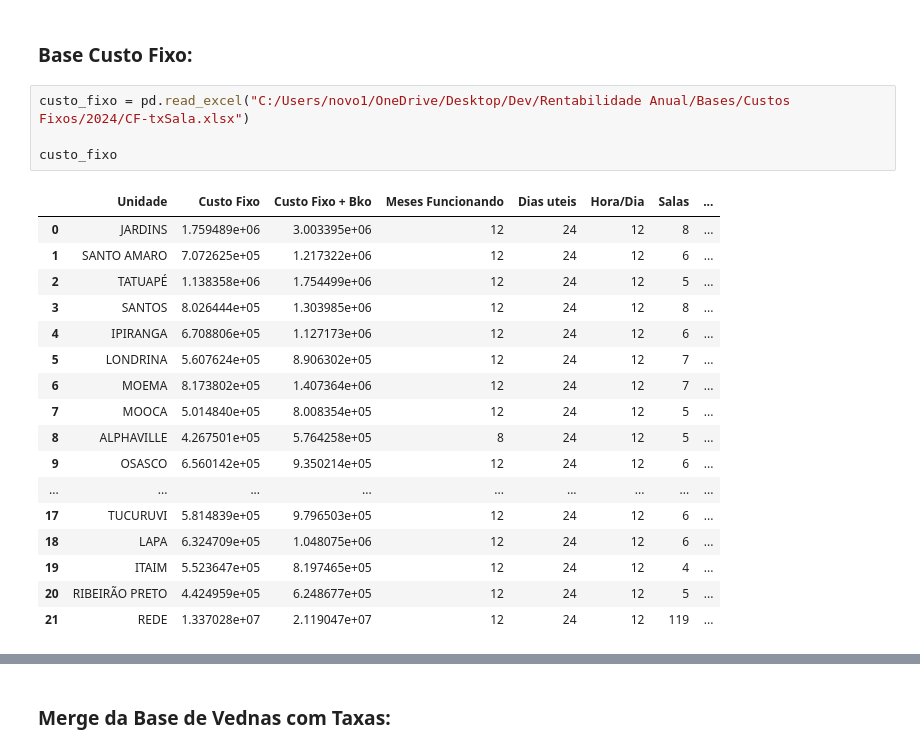
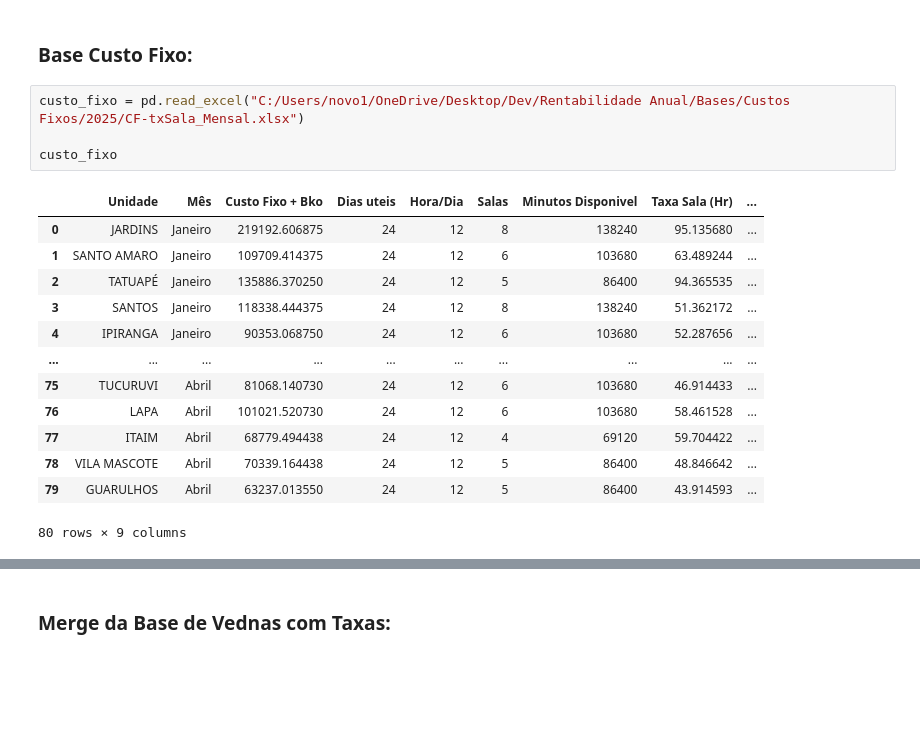
Before and after one commit to Devthalesant/Rentabilidade, a Jupyter notebook: Functions/tratando_bases.ipynb, the cells around one changed output, grey strips where cells are left out. Saved outputs shown, nothing was run; the diff lists cells and outputs as text; blank space fills up the shorter version.

Commit message:
Atualiando base de custos e raciocíno taxa ociosidade - Variando mes a mes

```diff
--- a/Functions/tratando_bases.ipynb
+++ b/Functions/tratando_bases.ipynb
@@ -755,27 +771,23 @@ vmb_concat.to_csv("C:/Users/novo1/OneDrive/Desktop/Dev/Rentabilidade Anual/Bases
 # %% [markdown]
 ### Base Custo Fixo:
 # %%
-custo_fixo = pd.read_excel("C:/Users/novo1/OneDrive/Desktop/Dev/Rentabilidade Anual/Bases/Custos Fixos/2024/CF-txSala.xlsx")
+custo_fixo = pd.read_excel("C:/Users/novo1/OneDrive/Desktop/Dev/Rentabilidade Anual/Bases/Custos Fixos/2025/CF-txSala_Mensal.xlsx")
 
 custo_fixo
 # %% [output]
-|  | Unidade | Custo Fixo | Custo Fixo + Bko | Meses Funcionando | Dias uteis | Hora/Dia | Salas | ... |
-| 0 | JARDINS | 1.759489e+06 | 3.003395e+06 | 12 | 24 | 12 | 8 | ... |
-| 1 | SANTO AMARO | 7.072625e+05 | 1.217322e+06 | 12 | 24 | 12 | 6 | ... |
-| 2 | TATUAPÉ | 1.138358e+06 | 1.754499e+06 | 12 | 24 | 12 | 5 | ... |
-| 3 | SANTOS | 8.026444e+05 | 1.303985e+06 | 12 | 24 | 12 | 8 | ... |
-| 4 | IPIRANGA | 6.708806e+05 | 1.127173e+06 | 12 | 24 | 12 | 6 | ... |
-| 5 | LONDRINA | 5.607624e+05 | 8.906302e+05 | 12 | 24 | 12 | 7 | ... |
-| 6 | MOEMA | 8.173802e+05 | 1.407364e+06 | 12 | 24 | 12 | 7 | ... |
-| 7 | MOOCA | 5.014840e+05 | 8.008354e+05 | 12 | 24 | 12 | 5 | ... |
-| 8 | ALPHAVILLE | 4.267501e+05 | 5.764258e+05 | 8 | 24 | 12 | 5 | ... |
-| 9 | OSASCO | 6.560142e+05 | 9.350214e+05 | 12 | 24 | 12 | 6 | ... |
-| ... | ... | ... | ... | ... | ... | ... | ... | ... |
-| 17 | TUCURUVI | 5.814839e+05 | 9.796503e+05 | 12 | 24 | 12 | 6 | ... |
-| 18 | LAPA | 6.324709e+05 | 1.048075e+06 | 12 | 24 | 12 | 6 | ... |
-| 19 | ITAIM | 5.523647e+05 | 8.197465e+05 | 12 | 24 | 12 | 4 | ... |
-| 20 | RIBEIRÃO PRETO | 4.424959e+05 | 6.248677e+05 | 12 | 24 | 12 | 5 | ... |
-| 21 | REDE | 1.337028e+07 | 2.119047e+07 | 12 | 24 | 12 | 119 | ... |
+|  | Unidade | Mês | Custo Fixo + Bko | Dias uteis | Hora/Dia | Salas | Minutos Disponivel | Taxa Sala (Hr) | ... |
+| 0 | JARDINS | Janeiro | 219192.606875 | 24 | 12 | 8 | 138240 | 95.135680 | ... |
+| 1 | SANTO AMARO | Janeiro | 109709.414375 | 24 | 12 | 6 | 103680 | 63.489244 | ... |
+| 2 | TATUAPÉ | Janeiro | 135886.370250 | 24 | 12 | 5 | 86400 | 94.365535 | ... |
+| 3 | SANTOS | Janeiro | 118338.444375 | 24 | 12 | 8 | 138240 | 51.362172 | ... |
+| 4 | IPIRANGA | Janeiro | 90353.068750 | 24 | 12 | 6 | 103680 | 52.287656 | ... |
+| ... | ... | ... | ... | ... | ... | ... | ... | ... | ... |
+| 75 | TUCURUVI | Abril | 81068.140730 | 24 | 12 | 6 | 103680 | 46.914433 | ... |
+| 76 | LAPA | Abril | 101021.520730 | 24 | 12 | 6 | 103680 | 58.461528 | ... |
+| 77 | ITAIM | Abril | 68779.494438 | 24 | 12 | 4 | 69120 | 59.704422 | ... |
+| 78 | VILA MASCOTE | Abril | 70339.164438 | 24 | 12 | 5 | 86400 | 48.846642 | ... |
+| 79 | GUARULHOS | Abril | 63237.013550 | 24 | 12 | 5 | 86400 | 43.914593 | ... |
+80 rows × 9 columns
 # %%
 #Merge da base CF com DF de tempo Utilizado
 
```
Also changed, not shown: parts of 4 cells of this notebook, 2 other files.
